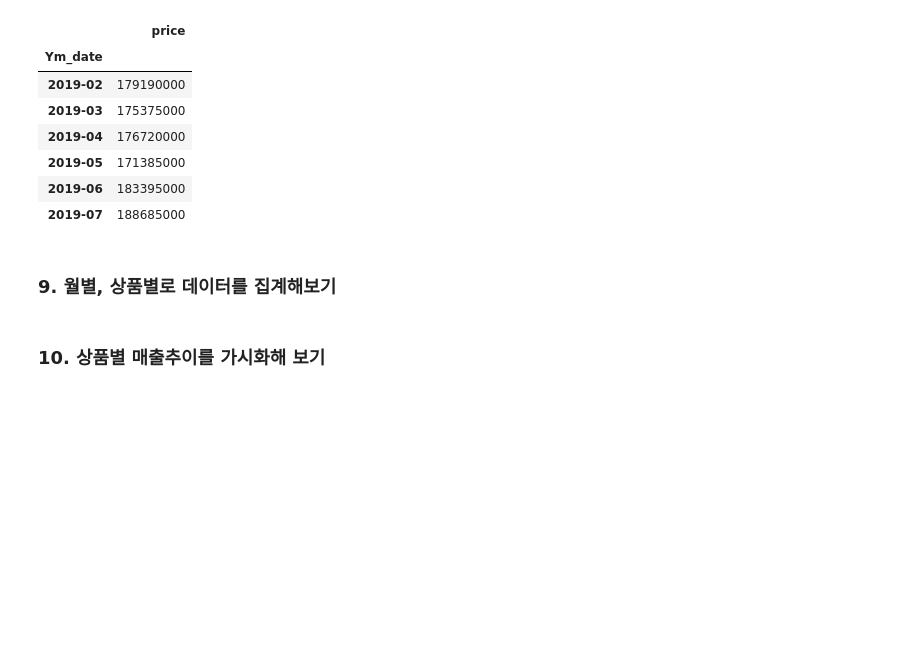
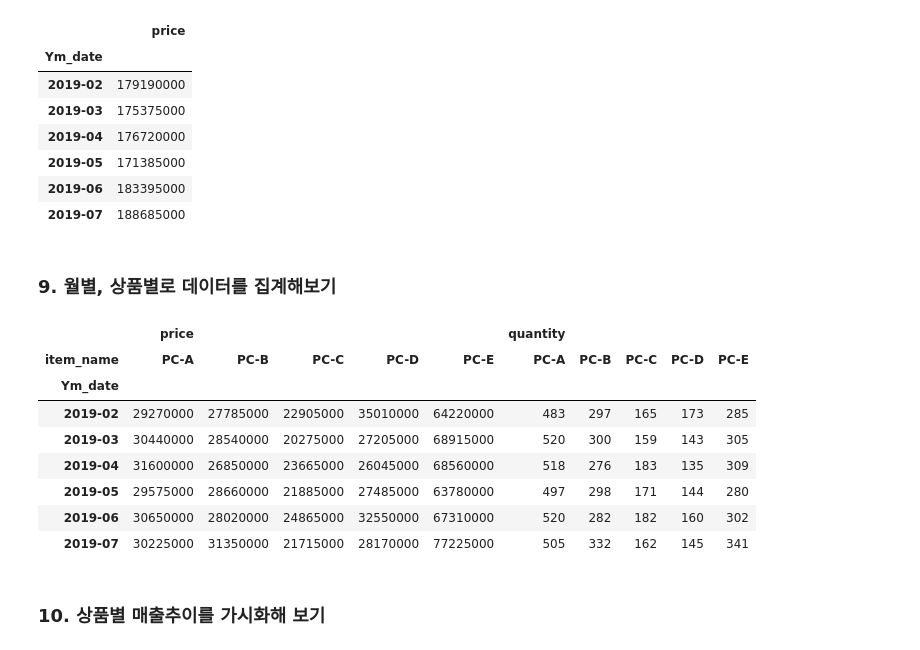
Before and after one commit to do-po/test_1, a Jupyter notebook: Project/03. 데이터 분석/04. Marketing/01. 웹에서주문수를분석/01.웹에서주문수를분석.ipynb, the cells around one changed output. Cells and saved outputs as stored; diff of their text form; code cells hidden in the pictures; blank space fills up the shorter version.

```diff
--- a/Project/03. 데이터 분석/04. Marketing/01. 웹에서주문수를분석/01.웹에서주문수를분석.ipynb
+++ b/Project/03. 데이터 분석/04. Marketing/01. 웹에서주문수를분석/01.웹에서주문수를분석.ipynb
@@ -260,20 +264,34 @@ df_ym
 # %% [markdown]
 ### 9. 월별, 상품별로 데이터를 집계해보기
 # %%
-# groupby()로 하는 방법
+# 월별, 상품별로 매출의 합계, 상품의 수량을 표시
 
-df_ym_item = df[['Ym_date', 'item_name','price']].groupby(['Ym_date', 'item_name']).sum()
+    # groupby()로 하는 방법
+
+df_ym_item = df[['Ym_date', 'item_name','price', 'quantity']].groupby(['Ym_date', 'item_name']).sum()
 
 test = df_ym_item.unstack()
 
-# 불편해서 pivot table로 변경
+    # 불편해서 pivot table로 변경
 
-test = df.pivot_table(
+test_p = df.pivot_table(
     index = 'Ym_date',
     columns = 'item_name',
-    values = 'price',
+    values = ['price','quantity'],
     aggfunc = 'sum'
 )
+
+test_p
+# %% [output]
+|  | price |  |  |  |  | quantity |  |  |  |  |
+| item_name | PC-A | PC-B | PC-C | PC-D | PC-E | PC-A | PC-B | PC-C | PC-D | PC-E |
+| Ym_date |  |  |  |  |  |  |  |  |  |  |
+| 2019-02 | 29270000 | 27785000 | 22905000 | 35010000 | 64220000 | 483 | 297 | 165 | 173 | 285 |
+| 2019-03 | 30440000 | 28540000 | 20275000 | 27205000 | 68915000 | 520 | 300 | 159 | 143 | 305 |
+| 2019-04 | 31600000 | 26850000 | 23665000 | 26045000 | 68560000 | 518 | 276 | 183 | 135 | 309 |
+| 2019-05 | 29575000 | 28660000 | 21885000 | 27485000 | 63780000 | 497 | 298 | 171 | 144 | 280 |
+| 2019-06 | 30650000 | 28020000 | 24865000 | 32550000 | 67310000 | 520 | 282 | 182 | 160 | 302 |
+| 2019-07 | 30225000 | 31350000 | 21715000 | 28170000 | 77225000 | 505 | 332 | 162 | 145 | 341 |
 # %% [markdown]
 ### 10. 상품별 매출추이를 가시화해 보기
 # %%
```
Also changed, not shown: parts of 3 cells of this notebook.
